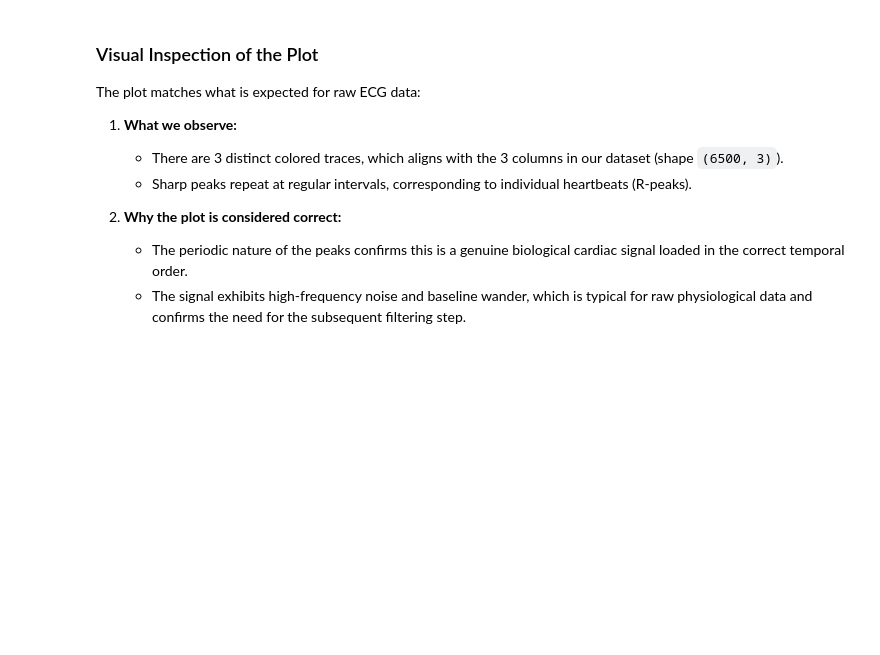
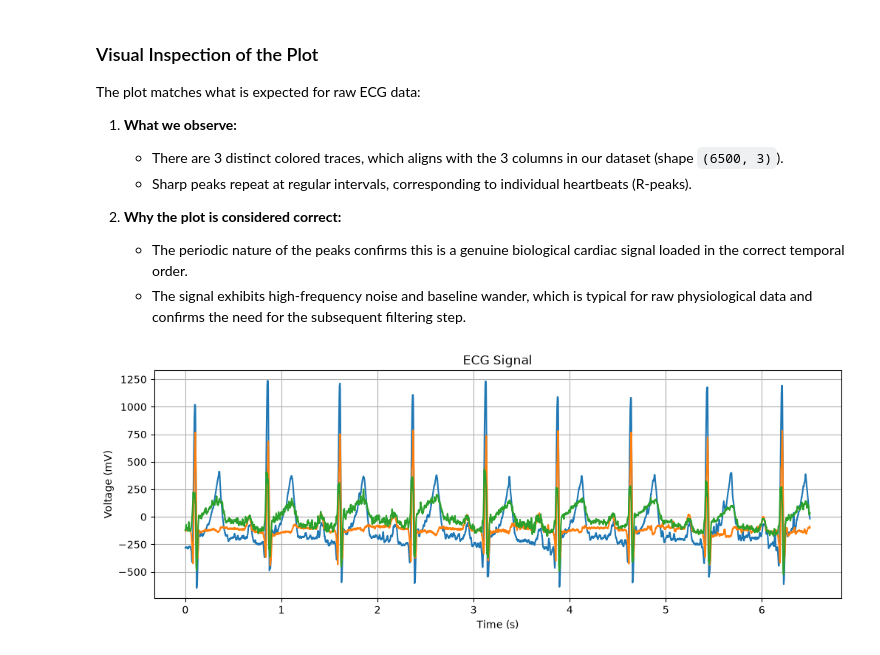
Before and after one commit to zoesauge/Series01-python, a Jupyter notebook: Series01-python.ipynb, the cells around one changed output. Cells and saved outputs as stored; diff of their text form; code cells hidden in the pictures; blank space fills up the shorter version.

```diff
--- a/Series01-python.ipynb
+++ b/Series01-python.ipynb
@@ -54,3 +54,24 @@ The plot matches what is expected for raw ECG data:
 2. **Why the plot is considered correct:**
    - The periodic nature of the peaks confirms this is a genuine biological cardiac signal loaded in the correct temporal order.
    - The signal exhibits high-frequency noise and baseline wander, which is typical for raw physiological data and confirms the need for the subsequent filtering step.
+# %%
+# 5.1 Redimensionner les données aux unités standard
+gain_uV = 1024
+fs = 1000  # Fréquence d'échantillonnage en Hz
+
+# Conversion en millivolts (mV)
+ecg_mv = (ecg_raw * gain_uV) / 1000
+
+# Création de l'axe temporel en secondes
+time_s = np.arange(len(ecg_raw)) / fs
+# %%
+# 5.2 Tracer le signal ECG avec les unités standard (s et mV)
+plt.figure(figsize=(12, 4))
+plt.plot(time_s, ecg_mv)
+plt.title("ECG Signal")
+plt.xlabel("Time (s)")
+plt.ylabel("Voltage (mV)")
+plt.grid(True)
+plt.show()
+# %% [output]
+[figure, added]
```
Also changed, not shown: parts of 1 cell of this notebook.
